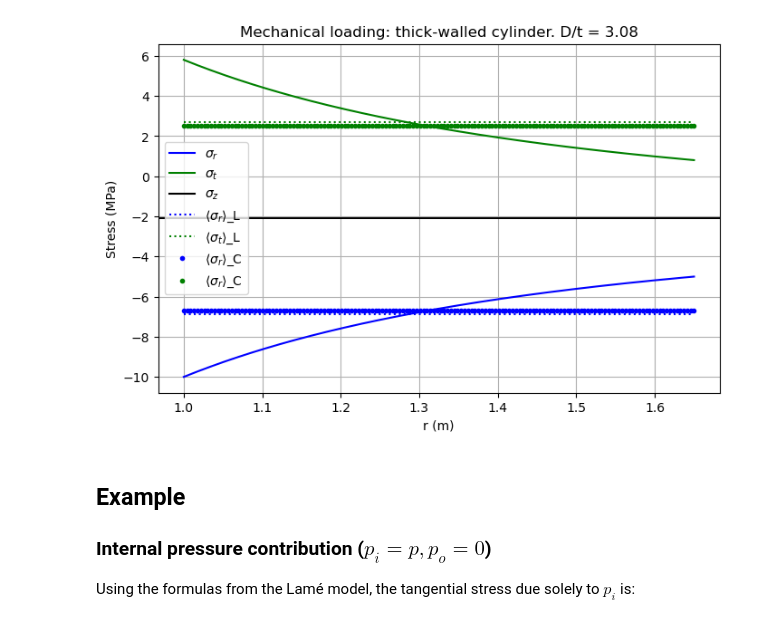
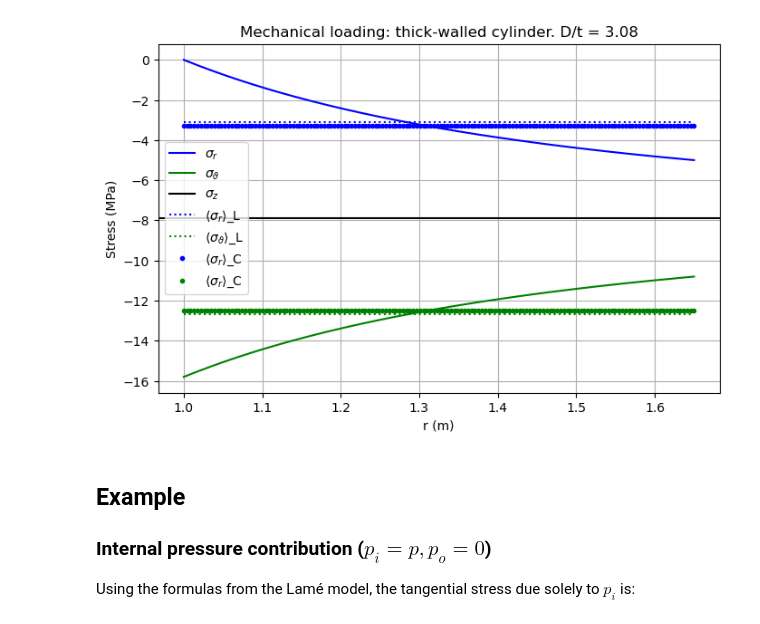
Before and after one commit to giozu/z3st, a Jupyter notebook: z3st/cases/8_thick_cylindrical_shell_plane_strain_2D/notes on cylindrical shells.ipynb, the cells around one changed output. Drawn from its saved outputs; the diff is of its cells as text; code cells hidden in the pictures.

```diff
--- a/z3st/cases/8_thick_cylindrical_shell_plane_strain_2D/notes on cylindrical shells.ipynb
+++ b/z3st/cases/8_thick_cylindrical_shell_plane_strain_2D/notes on cylindrical shells.ipynb
@@ -126,7 +142,7 @@ Ro = 1.65       # outer radius (m)
 
 t = Ro-Ri
 
-pi = 10e6       # internal pressure (Pa)
+pi = 0       # internal pressure (Pa)
 po = 5e6       # external pressure (Pa)
 
 # radial coordinate
@@ -157,34 +173,34 @@ def mechanical_stresses_cyl_average(r):
     sigma_r = A - 2 * B /(Ro**2 - Ri**2) * np.log(Ro/Ri) * np.ones_like(r)
     sigma_t = A + 2 * B /(Ro**2 - Ri**2) * np.log(Ro/Ri) * np.ones_like(r)
     return sigma_r, sigma_t
 
 sigma_r_mech_cyl, sigma_t_mech_cyl = mechanical_stresses_cyl_average(rvals)
 
 
 # ----
 # Plot
 # ----
 fig, ax = plt.subplots(figsize=(8, 5))
 
 ax.plot(rvals, sigma_r_mech / 1e6, "b-", label=r"$\sigma_r$")
 ax.plot(rvals, sigma_t_mech / 1e6, "g-", label=r"$\sigma_\vartheta$")
 ax.axhline(sigma_z_mech / 1e6, color="k", label=r"$\sigma_z$")
 
 ax.plot(rvals, sigma_r_mech_lin / 1e6, "b:", label=r"$\langle \sigma_r \rangle$_L")
 ax.plot(rvals, sigma_t_mech_lin / 1e6, "g:", label=r"$\langle \sigma_\vartheta \rangle$_L")
 
 ax.plot(rvals, sigma_r_mech_cyl / 1e6, "b.", label=r"$\langle \sigma_r \rangle$_C")
 ax.plot(rvals, sigma_t_mech_cyl / 1e6, "g.", label=r"$\langle \sigma_r \rangle$_C")
 
 ax.set_title(f"Mechanical loading: thick-walled cylinder. D/t = {2*Ri/t:.2f}")
 ax.set_xlabel("r (m)")
 ax.set_ylabel("Stress (MPa)")
 ax.grid(True)
 ax.legend()
 
 plt.show()
 # %% [output]
-[figure, old version]
+[figure, new version]
 # %% [markdown]
 ## Example
 
```
Also changed, not shown: parts of 1 cell of this notebook.
